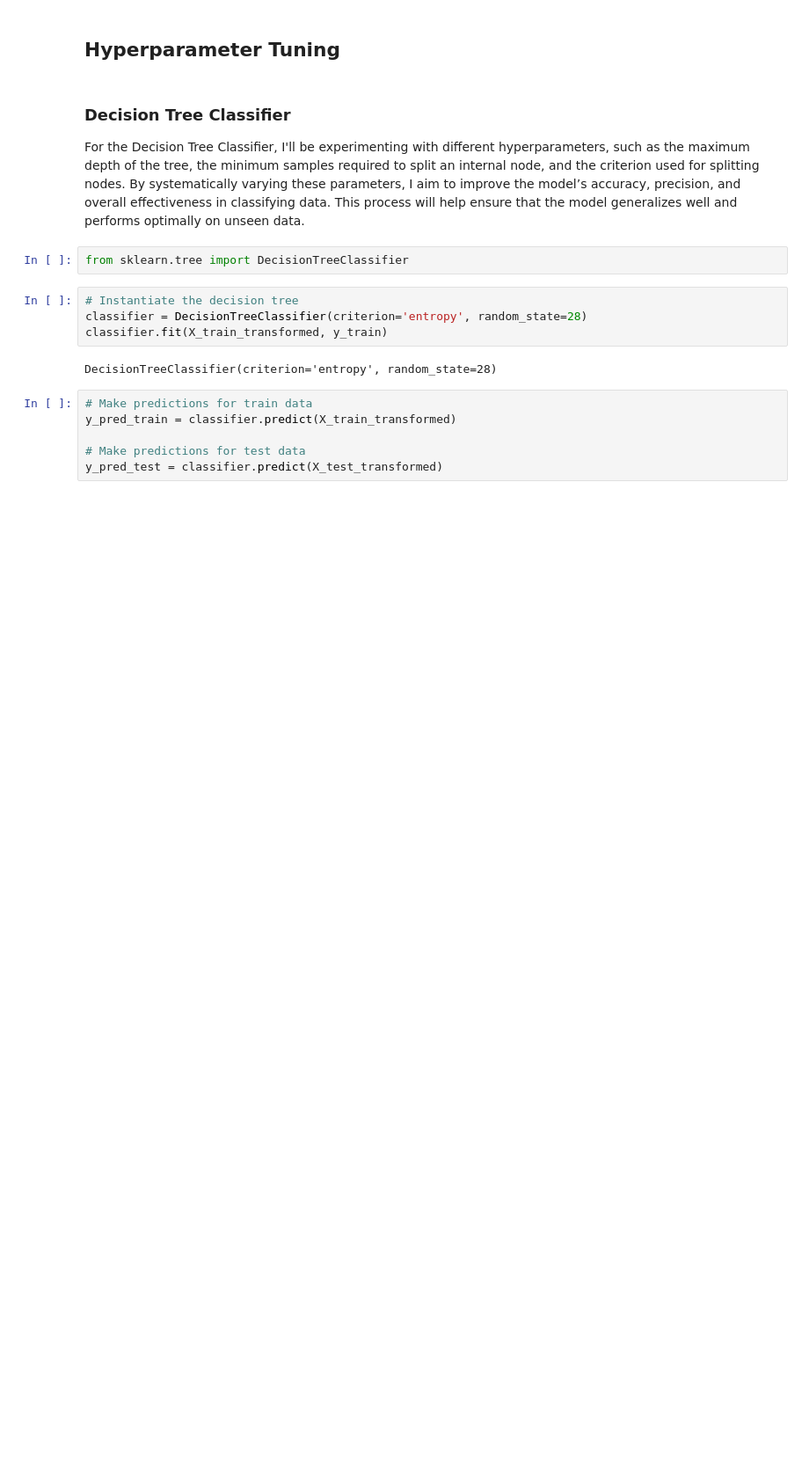
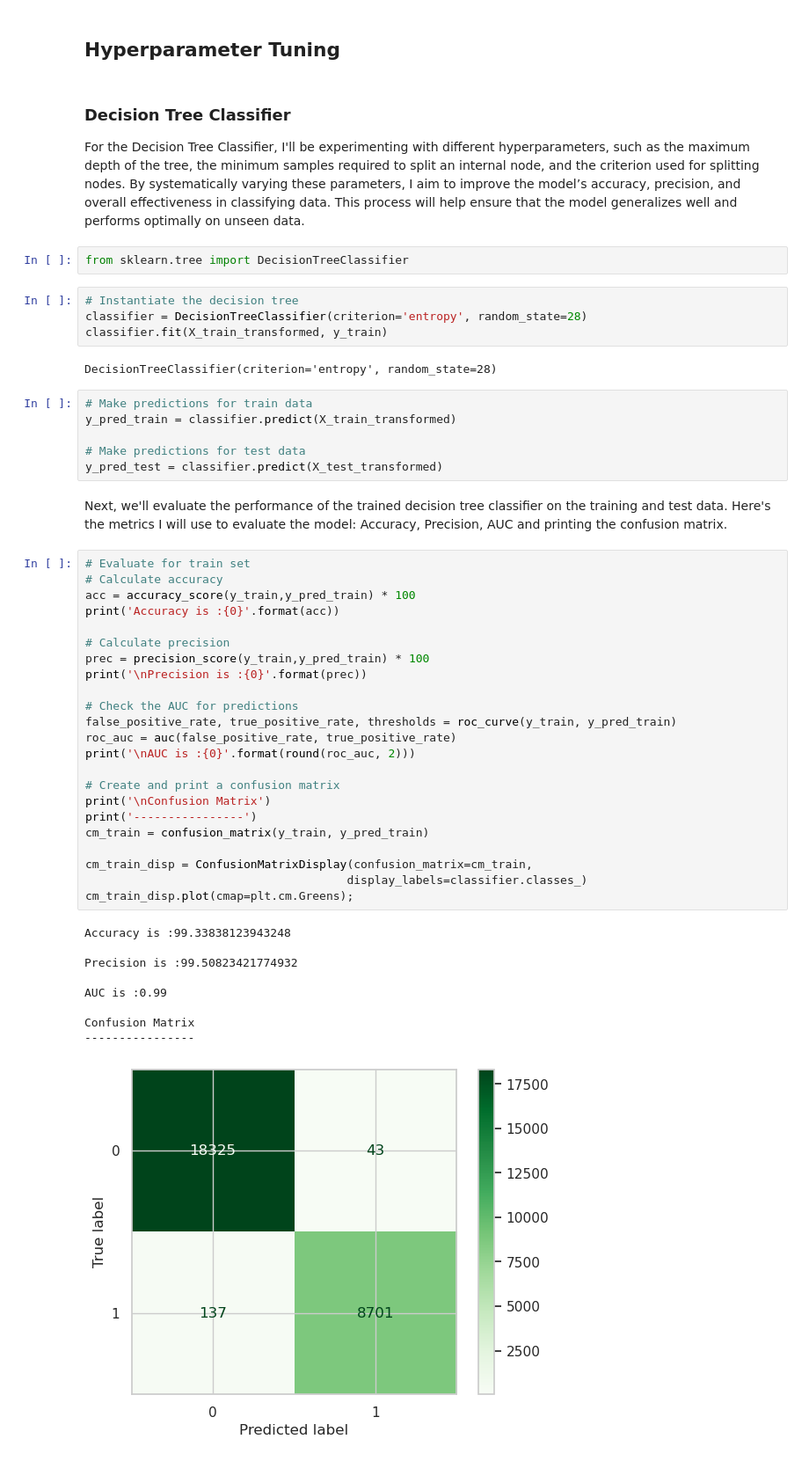
Before and after one commit to kev065/hotel-booking-cancellation-prediction, a Jupyter notebook: index.ipynb, the cells around one changed output. Shown at 88% size. Saved outputs shown, nothing was run; the diff lists cells and outputs as text; blank space fills up the shorter version.

Commit message:
Evaluate Decision Tree Classifier on Training Data
- Calculate and print the accuracy, precision, and AUC for the training set predictions.
- Generate and display the confusion matrix using a green color map.

```diff
--- a/index.ipynb
+++ b/index.ipynb
@@ -436,3 +436,38 @@ y_pred_train = classifier.predict(X_train_transformed)
 
 # Make predictions for test data
 y_pred_test = classifier.predict(X_test_transformed)
+# %% [markdown]
+Next, we'll evaluate the performance of the trained decision tree classifier on the training and test data. Here's the metrics I will use to evaluate the model: Accuracy, Precision, AUC and printing the confusion matrix.
+# %%
+# Evaluate for train set
+# Calculate accuracy
+acc = accuracy_score(y_train,y_pred_train) * 100
+print('Accuracy is :{0}'.format(acc))
+
+# Calculate precision
+prec = precision_score(y_train,y_pred_train) * 100
+print('\nPrecision is :{0}'.format(prec))
+
+# Check the AUC for predictions
+false_positive_rate, true_positive_rate, thresholds = roc_curve(y_train, y_pred_train)
+roc_auc = auc(false_positive_rate, true_positive_rate)
+print('\nAUC is :{0}'.format(round(roc_auc, 2)))
+
+# Create and print a confusion matrix
+print('\nConfusion Matrix')
+print('----------------')
+cm_train = confusion_matrix(y_train, y_pred_train)
+
+cm_train_disp = ConfusionMatrixDisplay(confusion_matrix=cm_train,
+                                      display_labels=classifier.classes_)
+cm_train_disp.plot(cmap=plt.cm.Greens);
+# %% [output]
+Accuracy is :99.33838123943248
+
+Precision is :99.50823421774932
+
+AUC is :0.99
+
+Confusion Matrix
+----------------
+[figure, added]
```
